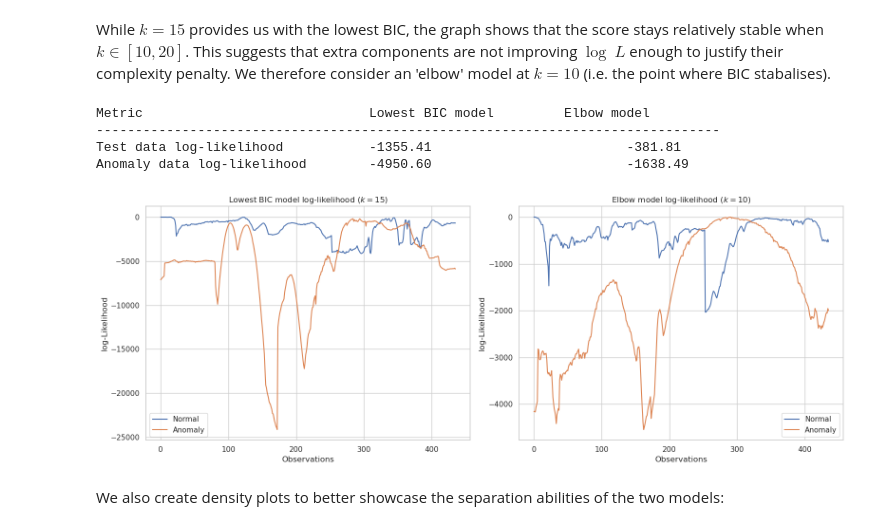
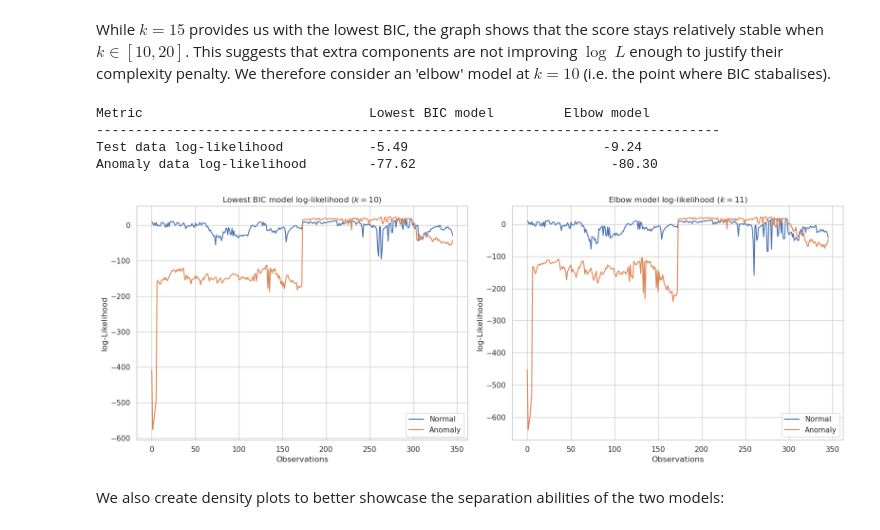
Before and after one commit to asembreek/fieldlens, a Jupyter notebook: notebooks/4. Gaussian Mixture Model.ipynb, the cells around one changed output. Drawn from its saved outputs; the diff is of its cells as text; code cells hidden in the pictures.

```diff
--- a/notebooks/4. Gaussian Mixture Model.ipynb
+++ b/notebooks/4. Gaussian Mixture Model.ipynb
@@ -216,13 +230,18 @@ X_anom.head()
 # %% [markdown]
 Now begins our training process. Expectations for this baseline model are not high due to there not being any consideration for correlation, lagging variables or rolling statistics.
 # %%
-X = X_norm.drop("Timestamp", axis=1).copy()
-Xa = X_anom.drop("Timestamp", axis=1).copy()
+X = X_norm.drop(["Timestamp", "doy", "year", "doy_sin", "doy_cos"], axis=1).copy()
+Xa = X_anom.drop(["Timestamp", "doy", "year", "doy_sin", "doy_cos"], axis=1).copy()
 
 scaler = StandardScaler()
 X_scaled = scaler.fit_transform(X)
+X_scaled_df = pd.DataFrame(X_scaled, columns=X.columns, index=X_norm.index)
+X_scaled_df = pd.concat([X_scaled_df, X_norm[["doy_sin", "doy_cos"]]], axis=1)
+
 X_anom_scaled = scaler.transform(Xa)
+X_anom_df = pd.DataFrame(X_anom_scaled, columns=Xa.columns, index=X_anom.index)
+X_anom_df = pd.concat([X_anom_df, X_anom[["doy_sin", "doy_cos"]]], axis=1)
 
-split_i = int(len(X_scaled) * 0.7)
-X_train = X_scaled[:split_i]
-X_test = X_scaled[split_i:]
+split_i = X_norm.index[X_norm["year"] == 2024][0]
+X_train = X_scaled_df.loc[:split_i]
+X_test = X_scaled_df.iloc[split_i:]
@@ -229,7 +252,7 @@ X_test = X_scaled[split_i:]
 # %%
 
 covariance_types = ['full', 'tied', 'diag']
-components = range(1, 30)
+components = range(1, 50)
 bics = np.zeros(shape=(len(covariance_types), len(components)))
 
 min_bic = np.inf
@@ -270,13 +293,15 @@ plt.show()
 # %% [markdown]
 While $k=15$ provides us with the lowest BIC, the graph shows that the score stays relatively stable when $k\in[10, 20]$. This suggests that extra components are not improving $\log \ L$ enough to justify their complexity penalty. We therefore consider an 'elbow' model at $k=10$ (i.e. the point where BIC stabalises).
+# %%
+elbow_k = 11
 # %%
-elbow_model = GaussianMixture(n_components=10, covariance_type='full', n_init=10, random_state=42).fit(X_train)
+elbow_model = GaussianMixture(n_components=elbow_k, covariance_type='full', random_state=42, n_init=10).fit(X_train)
 # %%
 bic_test_score = best_model.score(X_test)
-bic_anom_score = best_model.score(X_anom_scaled)
+bic_anom_score = best_model.score(X_anom_df)
 
 elbow_test_score = elbow_model.score(X_test)
-elbow_anom_score = elbow_model.score(X_anom_scaled)
+elbow_anom_score = elbow_model.score(X_anom_df)
 
 print(f"{'Metric':<35}{'Lowest BIC model':<25}{'Elbow model'}")
 print("-" * 80)
@@ -286,33 +311,33 @@ print(f"{'Anomaly data log-likelihood':<35}{bic_anom_score:.2f}{'':<25}{elbow_an
 # %% [output]
 Metric                             Lowest BIC model         Elbow model
 --------------------------------------------------------------------------------
-Test data log-likelihood           -1355.41                         -381.81
-Anomaly data log-likelihood        -4950.60                         -1638.49
+Test data log-likelihood           -5.49                         -9.24
+Anomaly data log-likelihood        -77.62                         -80.30
 # %%
 bic_test_scores = best_model.score_samples(X_test)
-bic_anom_scores = best_model.score_samples(X_anom_scaled)
+bic_anom_scores = best_model.score_samples(X_anom_df)
 
 elbow_test_scores = elbow_model.score_samples(X_test)
-elbow_anom_scores = elbow_model.score_samples(X_anom_scaled)
+elbow_anom_scores = elbow_model.score_samples(X_anom_df)
 
 
 
 fig, ax = plt.subplots(ncols=2, figsize=(16, 6), sharey=False)
-ax[0].set_title("Lowest BIC model log-likelihood ($k=15$)")
+ax[0].set_title(f"Lowest BIC model log-likelihood ($k={min_bic_k}$)")
 sns.lineplot(bic_test_scores, ax=ax[0], label="Normal")
 sns.lineplot(bic_anom_scores[:len(X_test)], ax=ax[0], label="Anomaly")
 ax[0].set_ylabel("log-Likelihood")
 ax[0].set_xlabel("Observations")
 
-ax[1].set_title("Elbow model log-likelihood ($k=10$)")
+ax[1].set_title(f"Elbow model log-likelihood ($k={elbow_k}$)")
 sns.lineplot(elbow_test_scores, ax=ax[1], label="Normal")
 sns.lineplot(elbow_anom_scores[:len(X_test)], ax=ax[1], label="Anomaly")
 ax[1].set_ylabel("log-Likelihood")
 ax[1].set_xlabel("Observations")
 plt.tight_layout()
 plt.show()
 # %% [output]
-[figure, old version]
+[figure, new version]
 # %% [markdown]
 We also create density plots to better showcase the separation abilities of the two models:
 # %%
```
Also changed, not shown: parts of 24 cells of this notebook.
